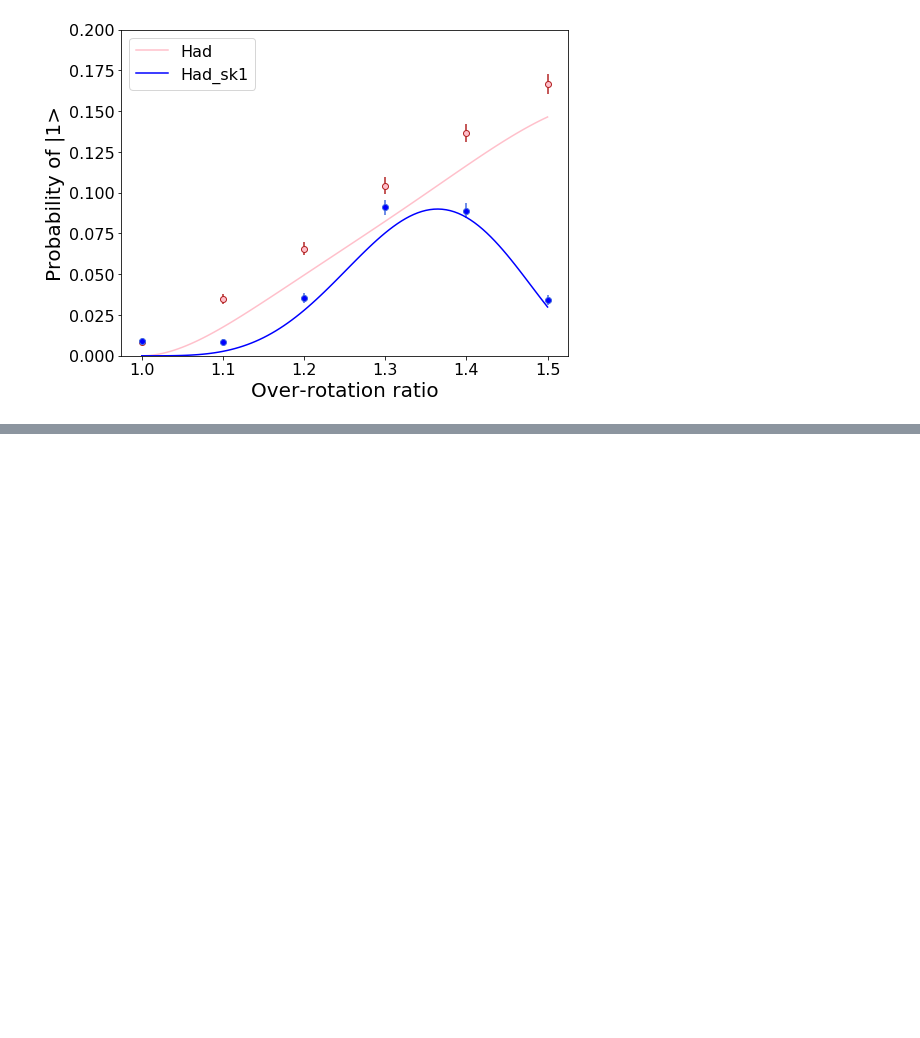
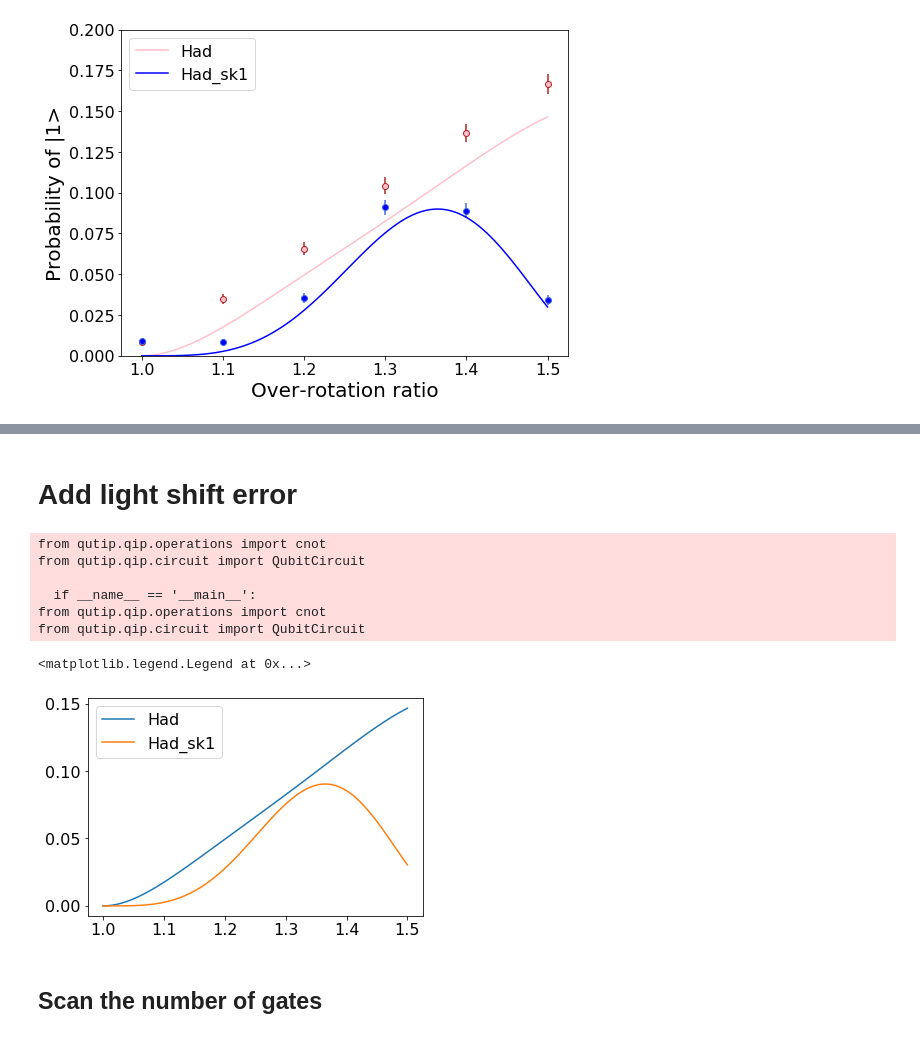
Before and after one commit to Ke-Sun96/Ion-simulation, a Jupyter notebook: Calibration/2023_12_18_Hadamard_gate_sk1/Hadamard_sk1.ipynb, the cells around one changed output, grey strips where cells are left out. Saved outputs shown, nothing was run; the diff lists cells and outputs as text; code cells hidden in the pictures; blank space fills up the shorter version.

Commit message:
Add files via upload
Added the analysis with light shift errors

```diff
--- a/Calibration/2023_12_18_Hadamard_gate_sk1/Hadamard_sk1.ipynb
+++ b/Calibration/2023_12_18_Hadamard_gate_sk1/Hadamard_sk1.ipynb
@@ -108,0 +117,42 @@ plt.legend()
+# %% [markdown]
+# Add light shift error
+# %%
+def rn_ls(phi, ls_ratio):
+    return np.sqrt(1-ls_ratio**2)*(np.cos(phi)*sigmax()+np.sin(phi)*sigmay())+ls_ratio*sigmaz()
+
+r_ls = np.linspace(1., 1.5, 101)
+res1, res2 = [], []
+ls_ratio = 1e-3
+for r in r_ls:
+#     Had = ry(-np.pi/2*r)*rx(np.pi*r)
+    Had = rotation(rn_ls(3*np.pi/2, ls_ratio),np.pi/2*r) * rotation(rn_ls(0, ls_ratio),np.pi*r)
+
+    beta = np.arccos(27/32)
+    theta = np.arctan(1/2)
+#     phi1 = 3*np.pi/2-theta-beta/2
+#     phi2 = np.pi/2+beta/2-theta
+    phi1 = -(-np.pi/2-theta-beta/2)
+    phi2 = -(np.pi/2+beta/2-theta)
+    Had_sk1 = rotation(rn_ls(phi2, ls_ratio),2*np.pi*r)*rotation(rn_ls(phi1, ls_ratio), 2*np.pi*r)*\
+            rotation(rn_ls(3*np.pi/2, ls_ratio),np.pi/2*r) * rotation(rn_ls(0, ls_ratio),np.pi*r)
+
+    state1 = Had*Had*basis(2,1)
+    state2 = Had_sk1*Had_sk1*basis(2,1)
+    res1.append(np.real(basis(2,0).dag()*ket2dm(state1)*basis(2,0))[0][0])
+    res2.append(np.real(basis(2,0).dag()*ket2dm(state2)*basis(2,0))[0][0])
+# %% [output]
+from qutip.qip.operations import cnot
+from qutip.qip.circuit import QubitCircuit
+
+  if __name__ == '__main__':
+from qutip.qip.operations import cnot
+from qutip.qip.circuit import QubitCircuit
+# %%
+plt.plot(r_ls, res1, label = 'Had')
+plt.plot(r_ls, res2, label = 'Had_sk1')
+plt.legend()
+# %% [output]
+<matplotlib.legend.Legend at 0x...>
+[figure, added]
+# %% [markdown]
+## Scan the number of gates
```
Also changed, not shown: parts of 12 cells of this notebook.
